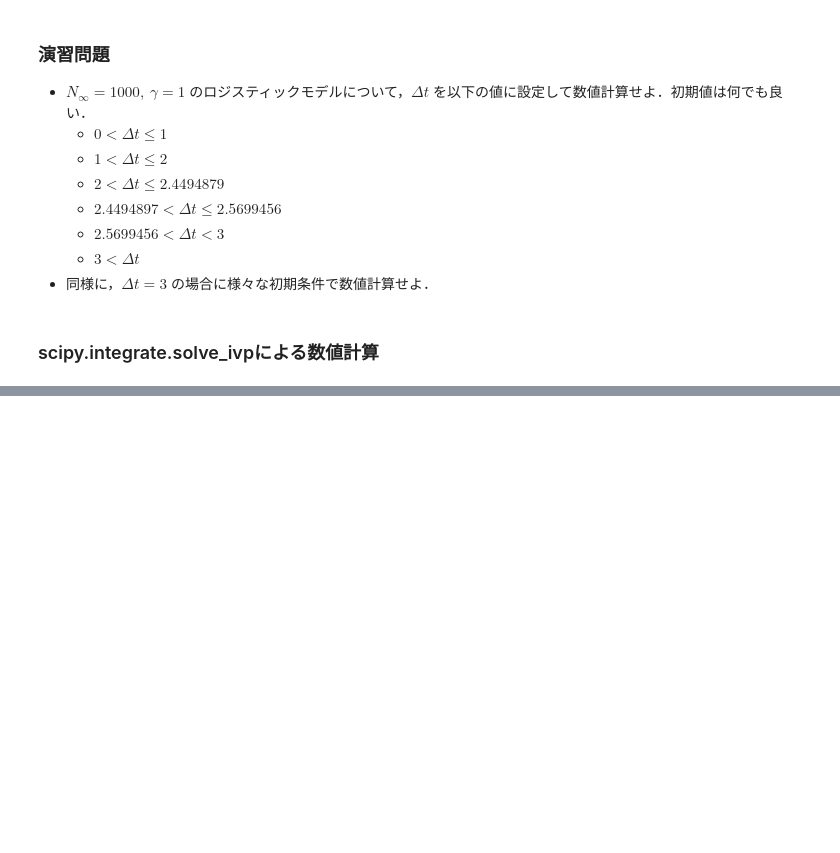
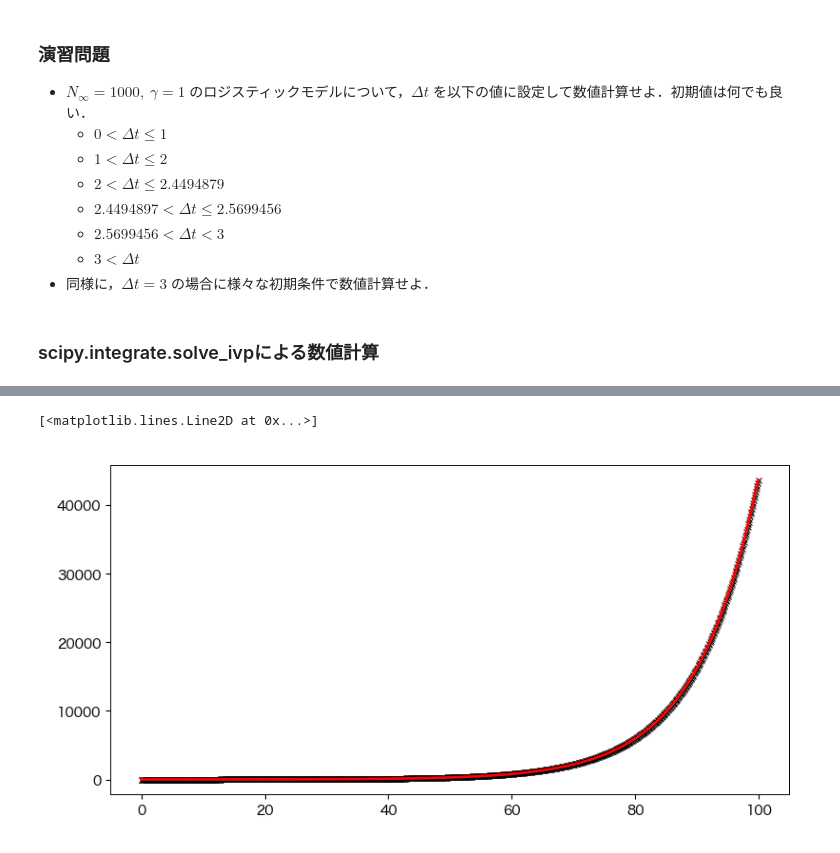
Before and after one commit to tnarizuka/modeling_simulation, a Jupyter notebook: _build/jupyter_execute/chap_5/5_diff_eq.ipynb, the cells around one changed output, grey strips where cells are left out. Cells and saved outputs as stored; diff of their text form; code cells hidden in the pictures; blank space fills up the shorter version.

```diff
--- a/_build/jupyter_execute/chap_5/5_diff_eq.ipynb
+++ b/_build/jupyter_execute/chap_5/5_diff_eq.ipynb
@@ -380,0 +411,18 @@ ax.set_xlim(0, T);
+# %%
+def ode_malthus(t, N, a):
+    dN_dt = a*N
+
+    return dN_dt
+# %%
+a = 0.1
+N0 = [2]
+T = np.arange(0, 100, 0.1)
+
+sol = solve_ivp(ode_malthus, [T[0], T[-1]], N0, args=[a], method='RK45', t_eval=T)
+# %%
+fig, ax = plt.subplots(figsize=(8, 4))
+ax.plot(T, sol.y[0], 'x')
+ax.plot(T, N0*np.exp(a*T), lw=2)
+# %% [output]
+[<matplotlib.lines.Line2D at 0x...>]
+[figure, added]
```
Also changed, not shown: parts of 5 cells of this notebook, 9 other files.
